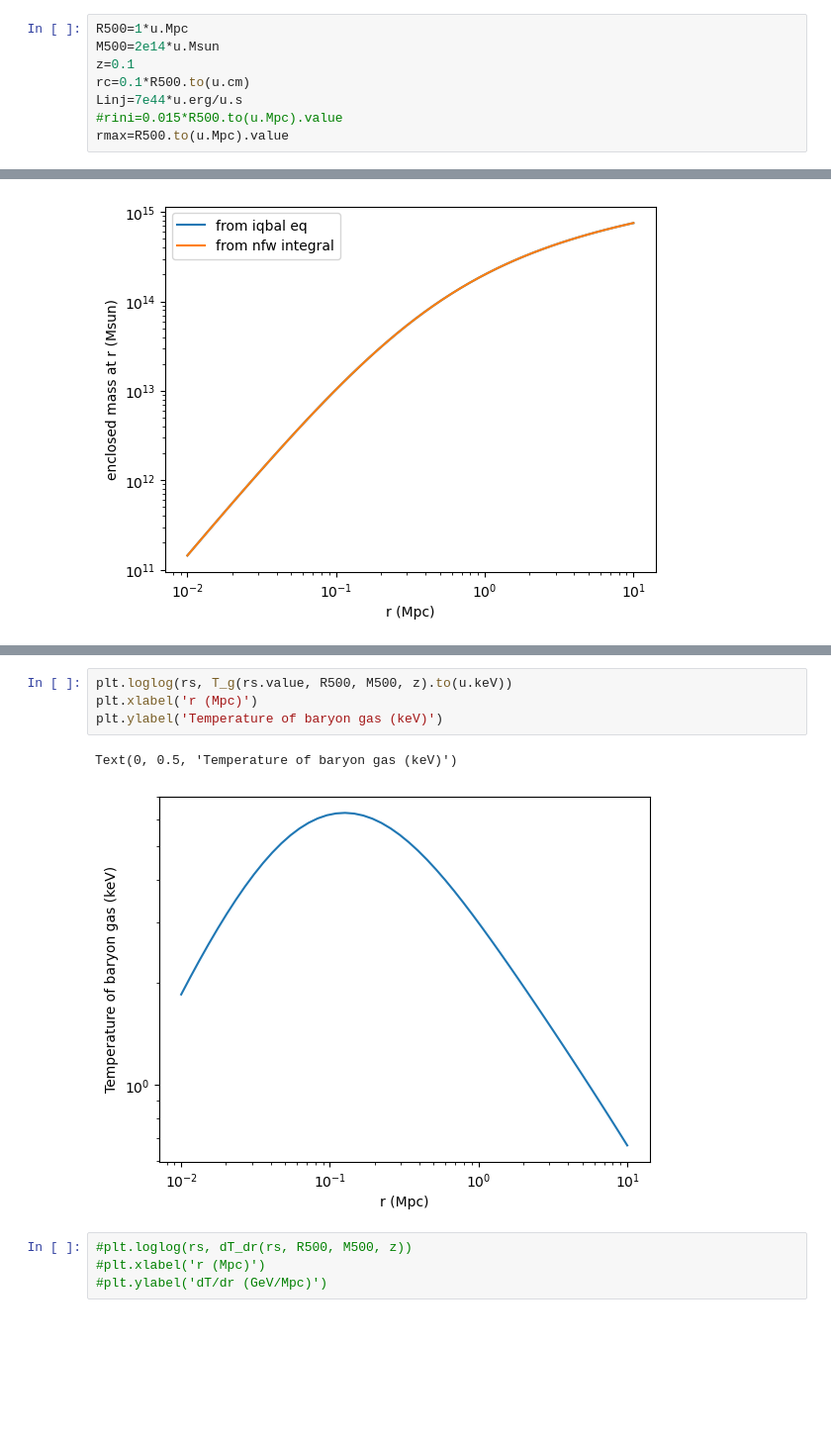
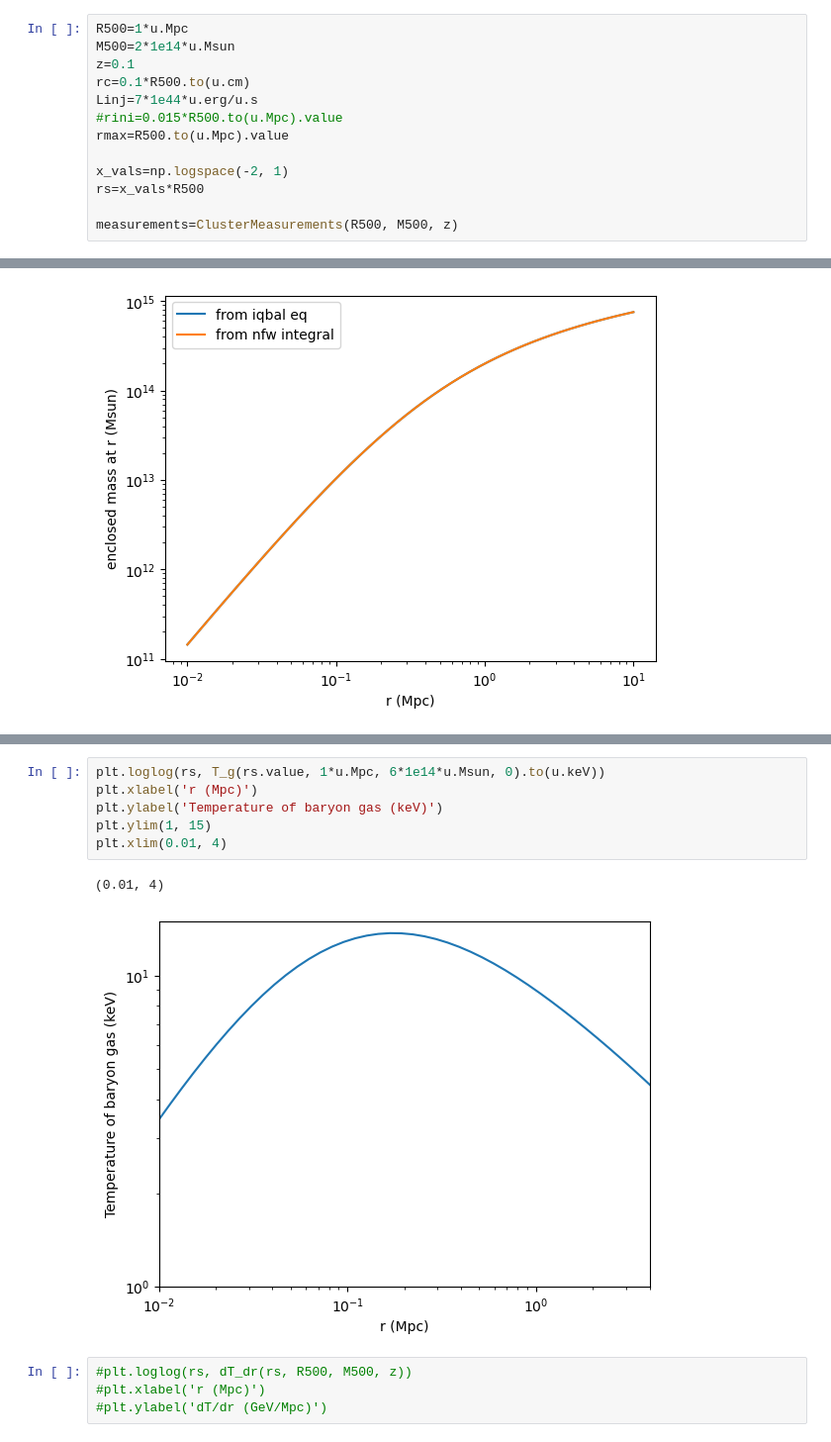
Before and after one commit to eleanorstuart/thermo-idm, a Jupyter notebook: Iqbal_AGN_heating.ipynb, the cells around one changed output, grey strips where cells are left out. Shown at 99% size. Drawn from its saved outputs; the diff is of its cells as text; blank space fills up the shorter version.

```diff
--- a/Iqbal_AGN_heating.ipynb
+++ b/Iqbal_AGN_heating.ipynb
@@ -132,11 +137,16 @@ def vol_heating_rate(r, R500, M500, z, Linj, rc):
 # %%
 R500=1*u.Mpc
-M500=2e14*u.Msun
+M500=2*1e14*u.Msun
 z=0.1
 rc=0.1*R500.to(u.cm)
-Linj=7e44*u.erg/u.s
+Linj=7*1e44*u.erg/u.s
 #rini=0.015*R500.to(u.Mpc).value
 rmax=R500.to(u.Mpc).value
+
+x_vals=np.logspace(-2, 1)
+rs=x_vals*R500
+
+measurements=ClusterMeasurements(R500, M500, z)
 # %%
 iq.scale_radius(1.25*M500, z)
 # %% [output]
@@ -266,10 +279,12 @@ plt.legend()
 # %%
-plt.loglog(rs, T_g(rs.value, R500, M500, z).to(u.keV))
+plt.loglog(rs, T_g(rs.value, 1*u.Mpc, 6*1e14*u.Msun, 0).to(u.keV))
 plt.xlabel('r (Mpc)')
 plt.ylabel('Temperature of baryon gas (keV)')
+plt.ylim(1, 15)
+plt.xlim(0.01, 4)
 # %% [output]
-Text(0, 0.5, 'Temperature of baryon gas (keV)')
+(0.01, 4)
-[figure, old version]
+[figure, new version]
 # %%
 #plt.loglog(rs, dT_dr(rs, R500, M500, z))
 #plt.xlabel('r (Mpc)')
```
Also changed, not shown: parts of 16 cells of this notebook, 8 other files.
